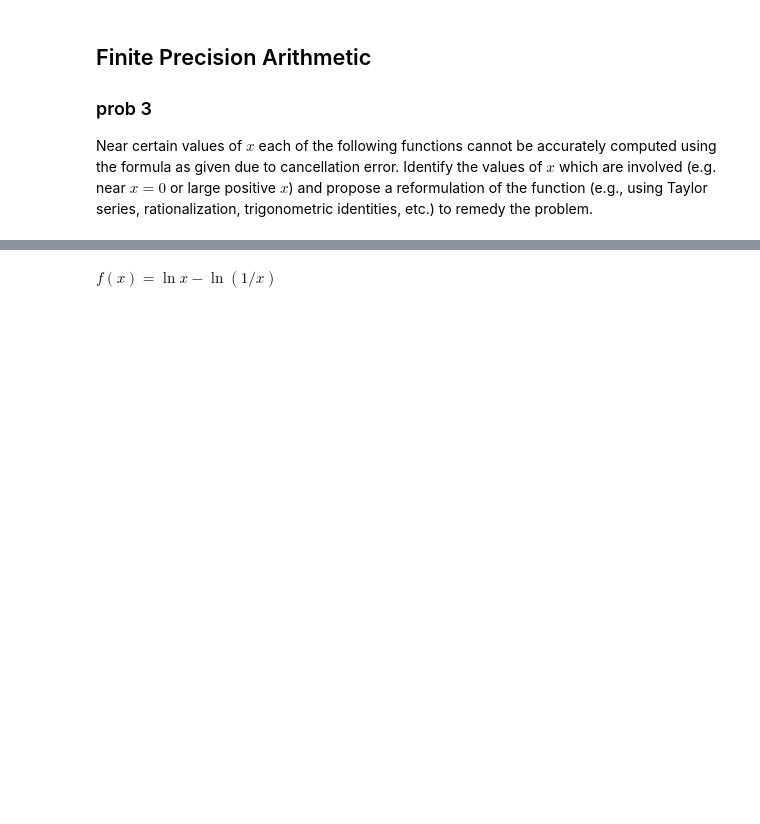
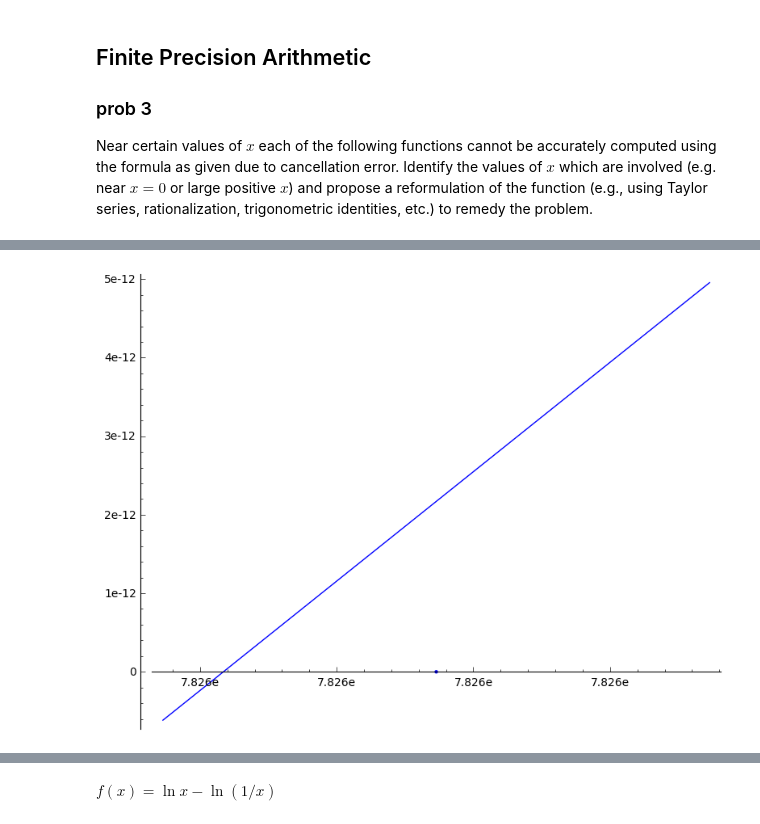
Before and after one commit to coltongrainger/fy18eo, a Jupyter notebook: numerical-methods/arithmetic-rootfinding-hw1.ipynb, the cells around one changed output, grey strips where cells are left out. Cells and saved outputs as stored; diff of their text form; code cells hidden in the pictures; blank space fills up the shorter version.

```diff
--- a/numerical-methods/arithmetic-rootfinding-hw1.ipynb
+++ b/numerical-methods/arithmetic-rootfinding-hw1.ipynb
@@ -135,0 +156,9 @@ $f(x)=\e^{-x}+\sin x-1$
+# %%
+# plot "non-problematic" root
+a = 7.1
+b = 7.85
+eps = 10^(-10)
+p = bisect(f, a, b, eps, 50)
+point((p,0), ) + plot(f, (x, p - eps, p + eps))
+# %% [output]
+[figure, added]
```
Also changed, not shown: parts of 19 cells of this notebook, 1 other file.
